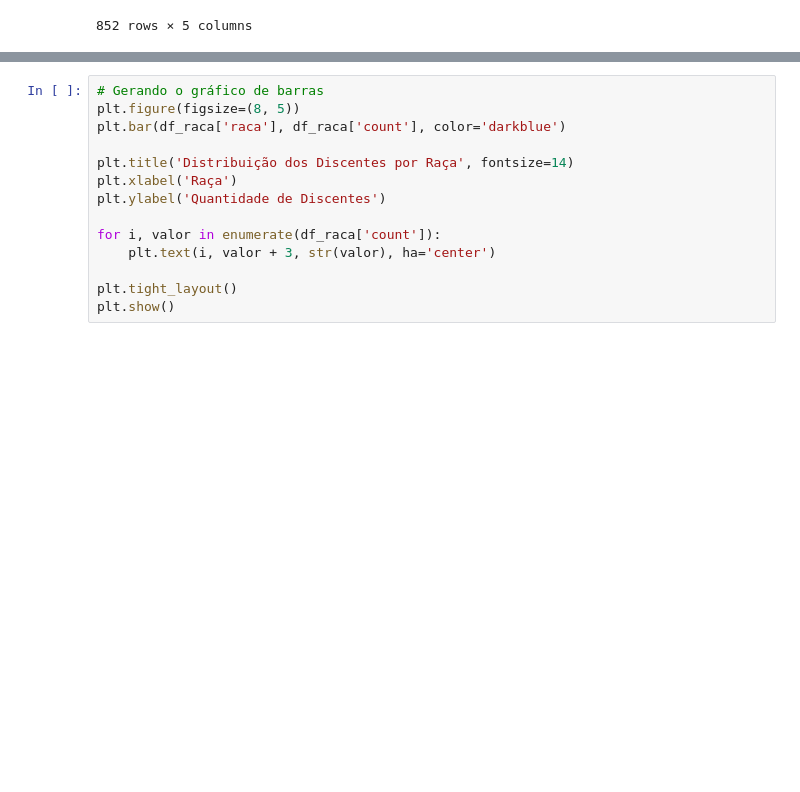
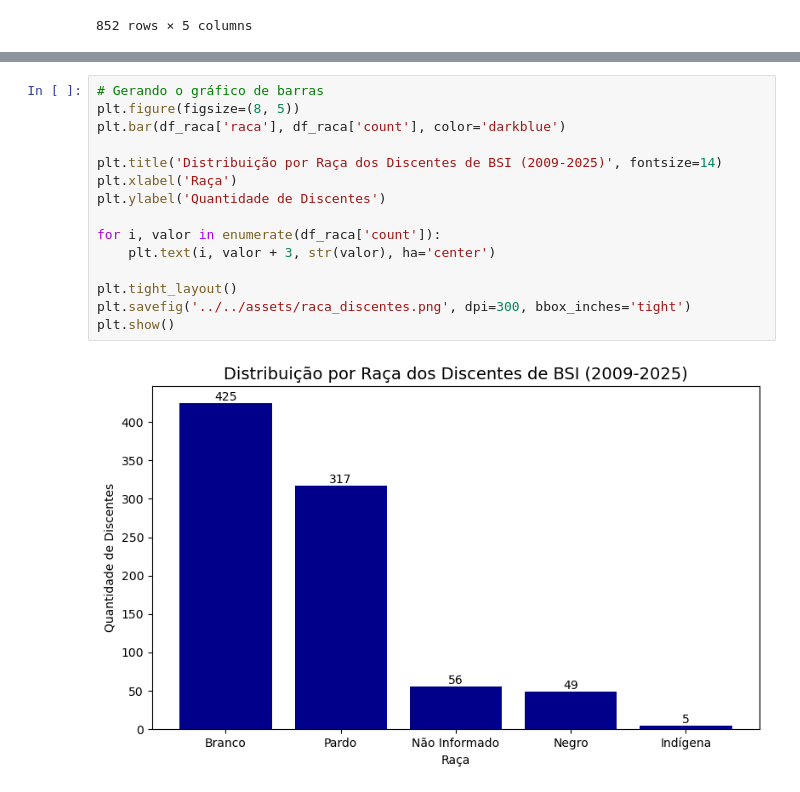
Before and after one commit to mtzdantas/analise-ceres, a Jupyter notebook: scripts/analysis/info_discentes.ipynb, the cells around one changed output, grey strips where cells are left out. Drawn from its saved outputs; the diff is of its cells as text; blank space fills up the shorter version.

```diff
--- a/scripts/analysis/info_discentes.ipynb
+++ b/scripts/analysis/info_discentes.ipynb
@@ -64,17 +78,20 @@ df_raca
 # %%
 # Gerando o gráfico de barras
 plt.figure(figsize=(8, 5))
 plt.bar(df_raca['raca'], df_raca['count'], color='darkblue')
 
-plt.title('Distribuição dos Discentes por Raça', fontsize=14)
+plt.title('Distribuição por Raça dos Discentes de BSI (2009-2025)', fontsize=14)
 plt.xlabel('Raça')
 plt.ylabel('Quantidade de Discentes')
 
 for i, valor in enumerate(df_raca['count']):
     plt.text(i, valor + 3, str(valor), ha='center')
 
 plt.tight_layout()
+plt.savefig('../../assets/raca_discentes.png', dpi=300, bbox_inches='tight')
 plt.show()
+# %% [output]
+[figure, added]
 # %%
 # Visualizando a distribuição de discentes por município
 df_municipios = discentes_info['municipio'].value_counts().reset_index().head(5)
```
Also changed, not shown: parts of 8 cells of this notebook, 11 other files.
